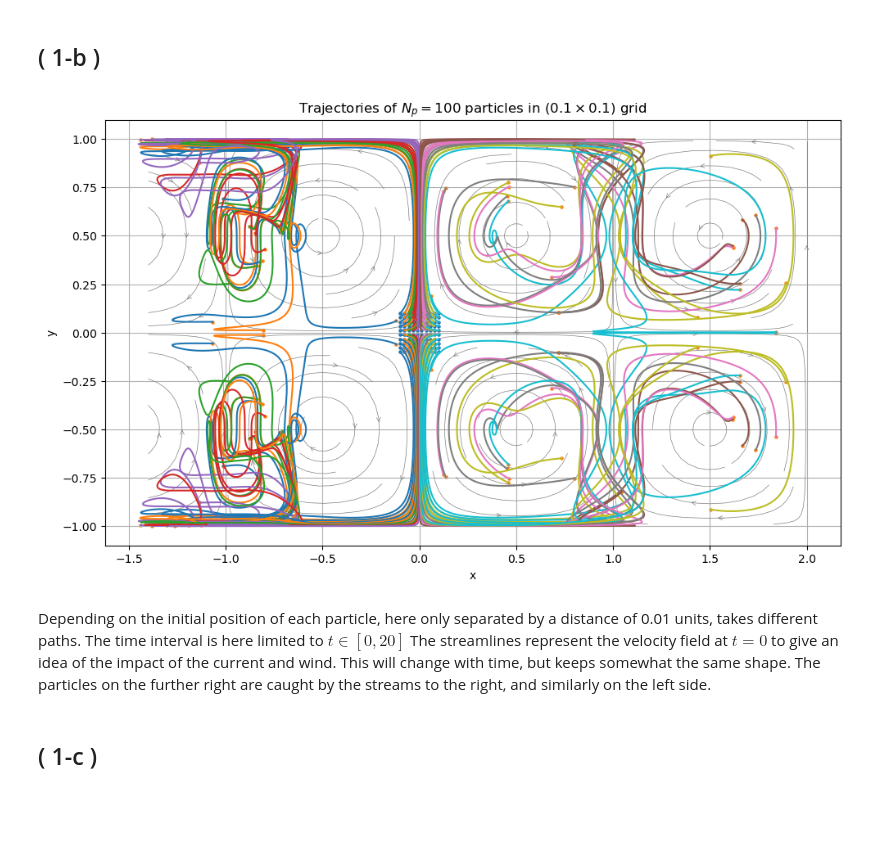
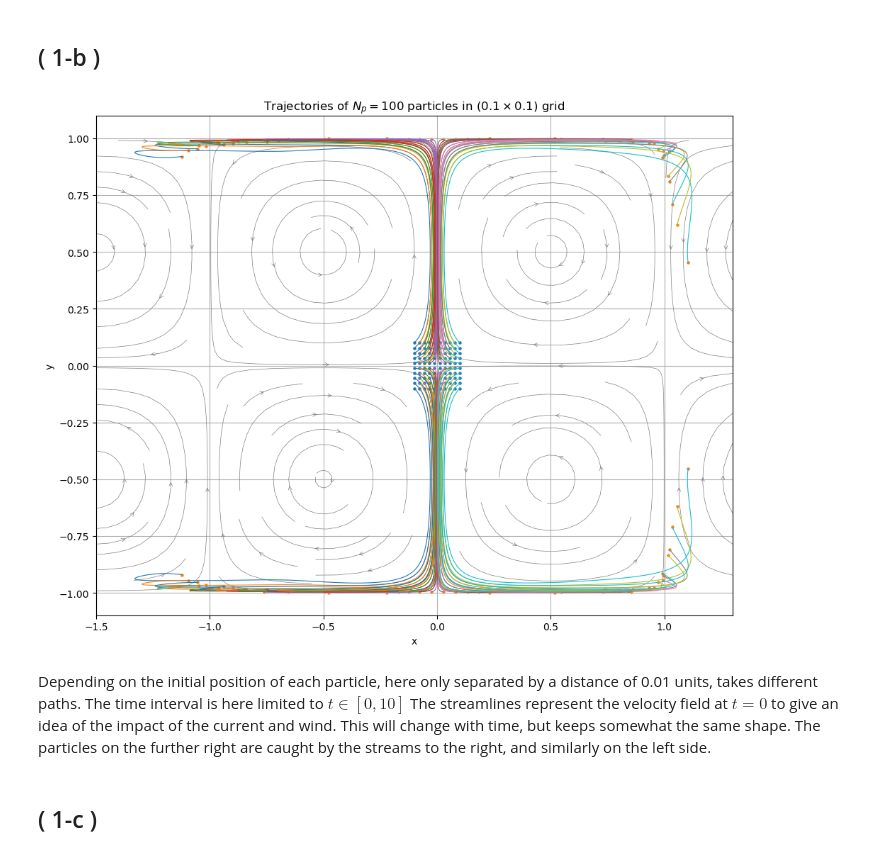
Before and after one commit to TrymSaether/Particle-transport-with-ocean-currents, a Jupyter notebook: eksempelkode.ipynb, the cells around one changed output. Cells and saved outputs as stored; diff of their text form; code cells hidden in the pictures; blank space fills up the shorter version.

```diff
--- a/eksempelkode.ipynb
+++ b/eksempelkode.ipynb
@@ -238,7 +238,7 @@ class Trajectory:
         ax.set_aspect("equal")
         return ax
 
-    def scatter(self, ax=None, t=0, **kwargs):
+    def scatter(self, ax=None, t=0,label='',**kwargs):
         X, Y = self.get_XY()
         if ax is None:
             fig, ax = plt.subplots()
@@ -572,31 +629,43 @@ Due to the significant reduction in runtime, $t = 0.01$ is the most economic tim
 # %% [markdown]
 ## ( 1-b )
 # %%
-T = [0, 20]
-dt = 0.01
+fig_params = {"figsize": (7.5, 5)}
+streamplot_params = {
+    "color": "grey",
+    "density": 1,
+    "linewidth": 0.25,
+    "arrowsize": 1,
+    "arrowstyle": "->",
+}
+scatter_params = {"s": 5}
+plot_params = {"alpha":1, "linewidth":0.8}
+
+
+T = [0, 10]
+dt = 0.001
 Np = 100
 mode = "grid"
 loc = [-0.1, 0.1]
 scale = 0.1
 fig, ax = plt.subplots(1,1, figsize=(10, 10))
 traj = Trajectory(T=T, dt=dt, Np=Np, mode=mode, loc=loc, scale=scale)
 Y = traj(velocity)
-X, Y = np.meshgrid(np.linspace(-1.4, 2, 100), np.linspace(-0.99, 0.99, 100))
-U, V = velocity([X, Y], T[0])
+X, Y = np.meshgrid(np.linspace(-1.5,1.3, 100), np.linspace(-0.99, 0.99, 100))
+U, V = velocity([X, Y], 0)
 ax.streamplot(X, Y, U, V, **{"color": "gray", "density": 1, "linewidth": 0.5, "arrowsize": 0.9, "arrowstyle": "->"})
-traj.plot(ax)
+traj.plot(ax, **plot_params)
 traj.scatter(ax, t=0, **scatter_params)
 traj.scatter(ax, t=-1, **scatter_params)
 ax.set_xlabel("x")
 ax.set_ylabel("y")
 ax.set_title(f"Trajectories of $N_p = 100$ particles in $(0.1\\times 0.1)$ grid")
 plt.grid()
 plt.tight_layout()
 plt.show()
 # %% [output]
-[figure, old version]
+[figure, new version]
 # %% [markdown]
-Depending on the initial position of each particle, here only separated by a distance of 0.01 units, takes different paths. The time interval is here limited to $t \in [0, 20]$ The streamlines represent the velocity field at $t=0$ to give an idea of the impact of the current and wind. This will change with time, but keeps somewhat the same shape. The particles on the further right are caught by the streams to the right, and similarly on the left side.
+Depending on the initial position of each particle, here only separated by a distance of 0.01 units, takes different paths. The time interval is here limited to $t \in [0, 10]$ The streamlines represent the velocity field at $t=0$ to give an idea of the impact of the current and wind. This will change with time, but keeps somewhat the same shape. The particles on the further right are caught by the streams to the right, and similarly on the left side.
 # %% [markdown]
 ## ( 1-c )
 # %%
```
Also changed, not shown: parts of 11 cells of this notebook.
